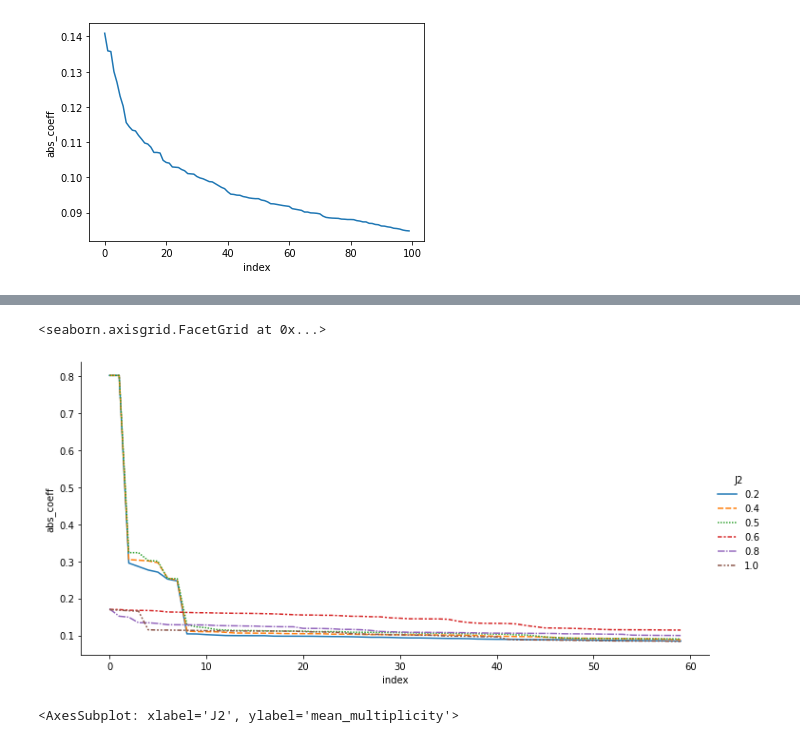
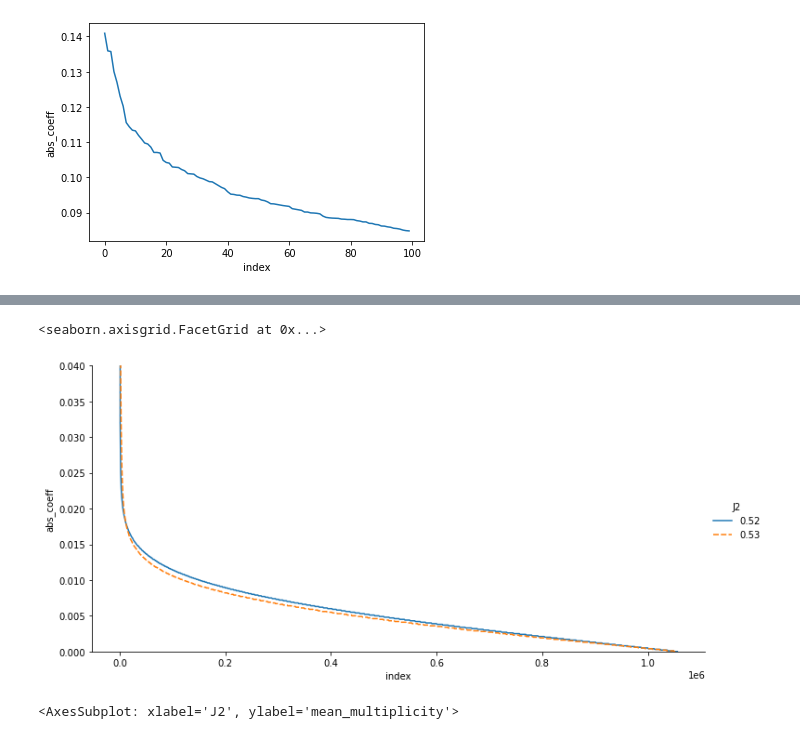
Before and after one commit to ischurov/frustrations-eda, a Jupyter notebook: kagome-24-fourier.ipynb, the cells around one changed output, grey strips where cells are left out. Saved outputs shown, nothing was run; the diff lists cells and outputs as text; code cells hidden in the pictures.

```diff
--- a/kagome-24-fourier.ipynb
+++ b/kagome-24-fourier.ipynb
@@ -28,7 +27,7 @@ import seaborn as sns
 
 %matplotlib inline
 # %%
-experiment_dir = Path("kagome24-2022-12-20/")
+experiment_dir = Path("kagome24-2022-12-21/")
 # %%
 learners = {}
 for file in experiment_dir.glob("fourier-learner-*.pickle.lz"):
@@ -547,13 +466,11 @@ first_100_coeffs = pd.concat(
     [
         (
             learner.get_coeffs_df()
-            .iloc[:60]
             .reset_index(drop=True)
+            .iloc[::1000]
             .reset_index()
             .assign(abs_coeff=lambda x: np.abs(x["coeff"]), J2=J2)
         )
-        for J2, learner in learners_ser.swaplevel()[400][
-            [0.2, 0.4, 0.5, 0.6, 0.8, 1.0]
-        ].items()
+        for J2, learner in learners_ser.swaplevel()[200][[0.52, 0.53]].items()
     ]
 )
@@ -560,16 +493,16 @@ first_100_coeffs = pd.concat(
 # %%
 sns.relplot(
     first_100_coeffs.assign(J2=lambda x: x["J2"].astype(str)),
     x="index",
     y="abs_coeff",
     hue="J2",
     kind="line",
     style="J2",
     aspect=2,
-)
+).set(ylim=(0, 0.04))
 # %% [output]
 <seaborn.axisgrid.FacetGrid at 0x...>
-[figure, old version]
+[figure, new version]
 # %%
 sns.lineplot(
     learner_multipliticities.assign(
```
Also changed, not shown: parts of 12 cells of this notebook, 6 other files.
